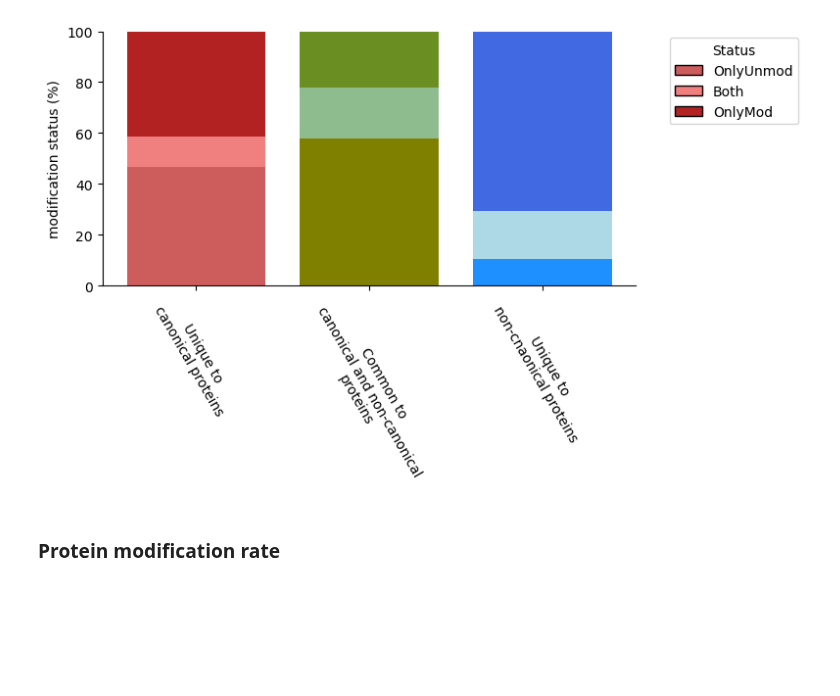
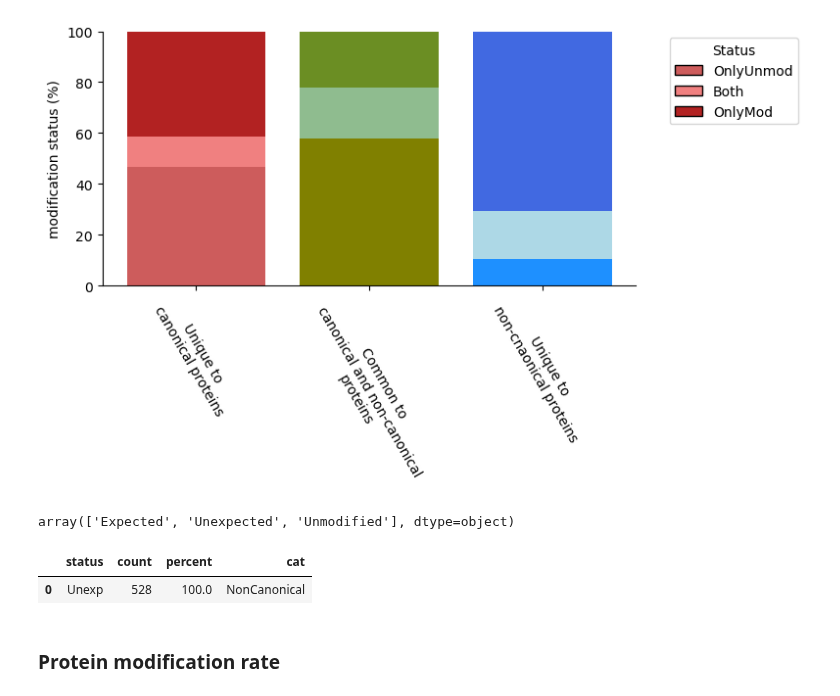
Before and after one commit to CompOmics/oui-discovery, a Jupyter notebook: oui-discovery-vv/explore-1-ionbot-open-2-stats.ipynb, the cells around one changed output. Cells and saved outputs as stored; diff of their text form; code cells hidden in the pictures; blank space fills up the shorter version.

```diff
--- a/oui-discovery-vv/explore-1-ionbot-open-2-stats.ipynb
+++ b/oui-discovery-vv/explore-1-ionbot-open-2-stats.ipynb
@@ -728,6 +728,39 @@ plt.tight_layout()
 plt.savefig(f"{plot_dir}/{PIPELINE_LW}_mod_pep.svg", format='svg', bbox_inches = 'tight')
 # %% [output]
 [figure]
+# %%
+expected_mod = [15.9949,57.0215,42.0106]
+# Determine category vectorized
+def classify_unexp(row):
+    if row['count'] > 0 :
+        return 'Unexp'
+    else:
+        return 'Exp/Unmod'
+
+pep_mod_unexp = []
+for isCommon, df in psmpep_filt_op.groupby('isCommon'):
+    if isCommon!="NonCanonical": continue
+    # Count how many PSM per group are 'Unmodified'
+    counts = (
+        df.assign(is_unexp=df['isModified'].eq('Unexpected'))
+          .groupby('database_peptide')['is_unexp']
+          .agg(['sum', 'count'])
+    ) # sum - N of PSMs / count - N of Unmodified
+    counts['status'] = counts.apply(classify_unexp, axis=1)
+    result = counts['status'].value_counts().to_frame().reset_index()
+    result['percent'] = ( result['count'] / result['count'].sum() )*100
+    result['cat'] = isCommon
+    pep_mod_unexp += [result]
+pep_mod_unexp = pd.concat(pep_mod_unexp)
+# %%
+df.isModified.unique()
+# %% [output]
+array(['Expected', 'Unexpected', 'Unmodified'], dtype=object)
+# %%
+pep_mod_unexp
+# %% [output]
+|  | status | count | percent | cat |
+| 0 | Unexp | 528 | 100.0 | NonCanonical |
 # %% [markdown]
 ### Protein modification rate
 # %%
```
Also changed, not shown: parts of 5 cells of this notebook, 38 other files.
